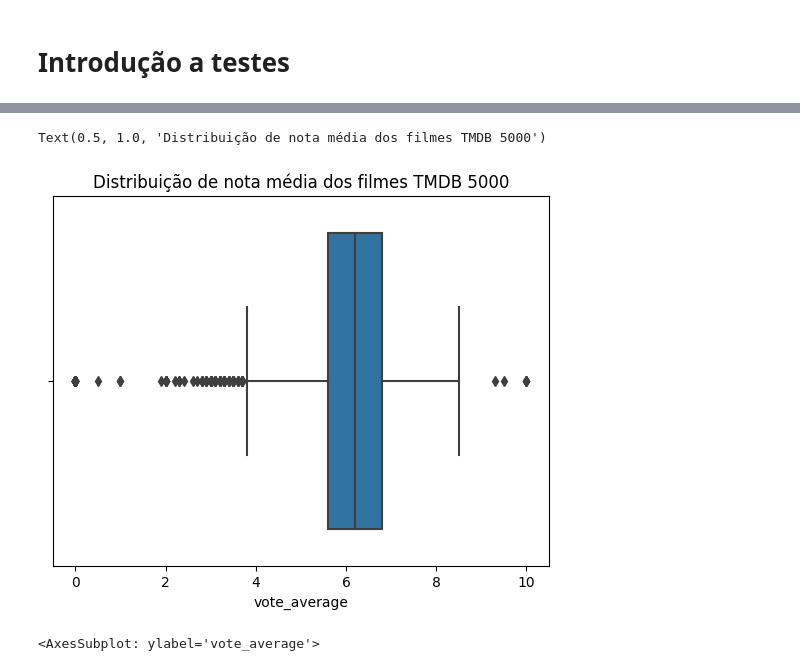
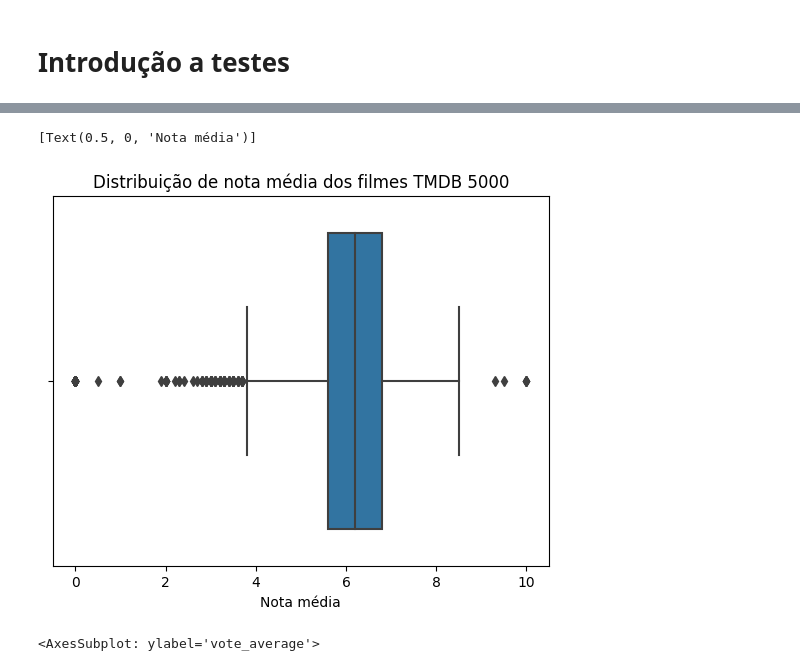
Before and after one commit to fcardosoo/Alura-011-Data-Science-testes-estat-sticos-com-Python, a Jupyter notebook: Data-science-Introducao-a-testes.ipynb, the cells around one changed output, grey strips where cells are left out. Cells and saved outputs as stored; diff of their text form; code cells hidden in the pictures.

```diff
--- a/Data-science-Introducao-a-testes.ipynb
+++ b/Data-science-Introducao-a-testes.ipynb
@@ -28,9 +28,10 @@ ax.set_title('Média de votos em filmes no TMDB 5000')
 # %%
 ax = sns.boxplot(x = tmdb.vote_average)
 ax.set_title('Distribuição de nota média dos filmes TMDB 5000')
+ax.set(xlabel = 'Nota média')
 # %% [output]
-Text(0.5, 1.0, 'Distribuição de nota média dos filmes TMDB 5000')
+[Text(0.5, 0, 'Nota média')]
-[figure, old version]
+[figure, new version]
 # %%
 sns.boxplot(y = tmdb.vote_average)
 # %% [output]
```
